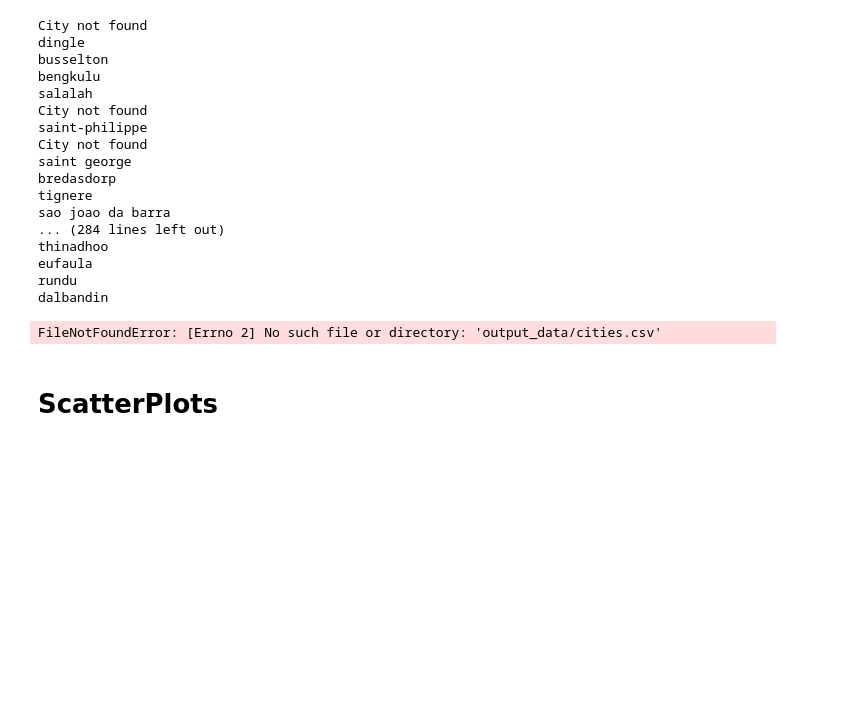
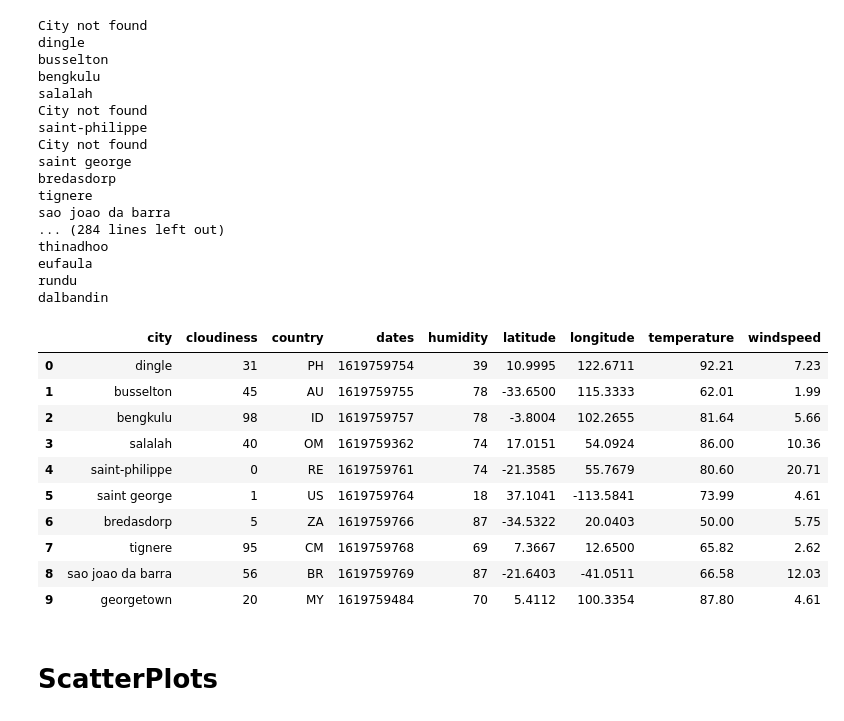
Before and after one commit to josiedeleon/Python-API--Challenge, a Jupyter notebook: WeatherPy/WeatherPy.ipynb, the cells around one changed output. Saved outputs shown, nothing was run; the diff lists cells and outputs as text; code cells hidden in the pictures; blank space fills up the shorter version.

```diff
--- a/WeatherPy/WeatherPy.ipynb
+++ b/WeatherPy/WeatherPy.ipynb
@@ -122,15 +122,25 @@ rundu
 dalbandin
 # %%
 #Dictionary for weather data
-data = {"city": cities_list, "cloudiness":cloudiness, "country": country, "dates": dates, "humidity":humidity, "latitude": latitude, "longitude": longitude, "Temperature": temperature, "windspeed": windspeed
+data = {"city": cities_list, "cloudiness":cloudiness, "country": country, "dates": dates, "humidity":humidity, "latitude": latitude, "longitude": longitude, "temperature": temperature, "windspeed": windspeed
        }
 #dictionary to dataframe
 
 weather = pd.DataFrame(data)
 weather.to_csv(output_data_file, index=None, header=True)
-weather.head()
+weather.head(10)
 # %% [output]
-FileNotFoundError: [Errno 2] No such file or directory: 'output_data/cities.csv'
+|  | city | cloudiness | country | dates | humidity | latitude | longitude | temperature | windspeed |
+| 0 | dingle | 31 | PH | 1619759754 | 39 | 10.9995 | 122.6711 | 92.21 | 7.23 |
+| 1 | busselton | 45 | AU | 1619759755 | 78 | -33.6500 | 115.3333 | 62.01 | 1.99 |
+| 2 | bengkulu | 98 | ID | 1619759757 | 78 | -3.8004 | 102.2655 | 81.64 | 5.66 |
+| 3 | salalah | 40 | OM | 1619759362 | 74 | 17.0151 | 54.0924 | 86.00 | 10.36 |
+| 4 | saint-philippe | 0 | RE | 1619759761 | 74 | -21.3585 | 55.7679 | 80.60 | 20.71 |
+| 5 | saint george | 1 | US | 1619759764 | 18 | 37.1041 | -113.5841 | 73.99 | 4.61 |
+| 6 | bredasdorp | 5 | ZA | 1619759766 | 87 | -34.5322 | 20.0403 | 50.00 | 5.75 |
+| 7 | tignere | 95 | CM | 1619759768 | 69 | 7.3667 | 12.6500 | 65.82 | 2.62 |
+| 8 | sao joao da barra | 56 | BR | 1619759769 | 87 | -21.6403 | -41.0511 | 66.58 | 12.03 |
+| 9 | georgetown | 20 | MY | 1619759484 | 70 | 5.4112 | 100.3354 | 87.80 | 4.61 |
 # %% [markdown]
 # ScatterPlots
 # %%
```
Also changed, not shown: parts of 4 cells of this notebook, 1 other file.
